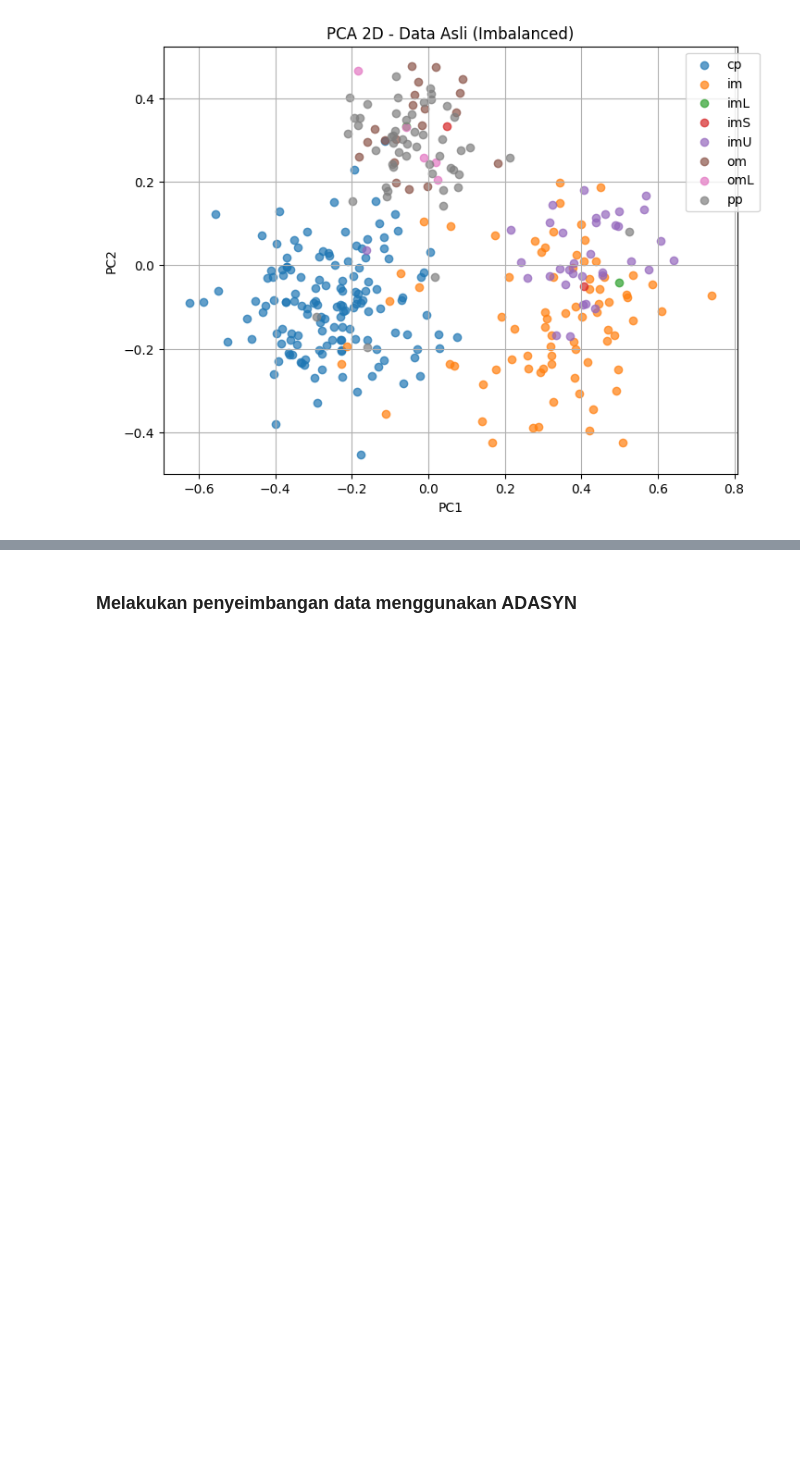
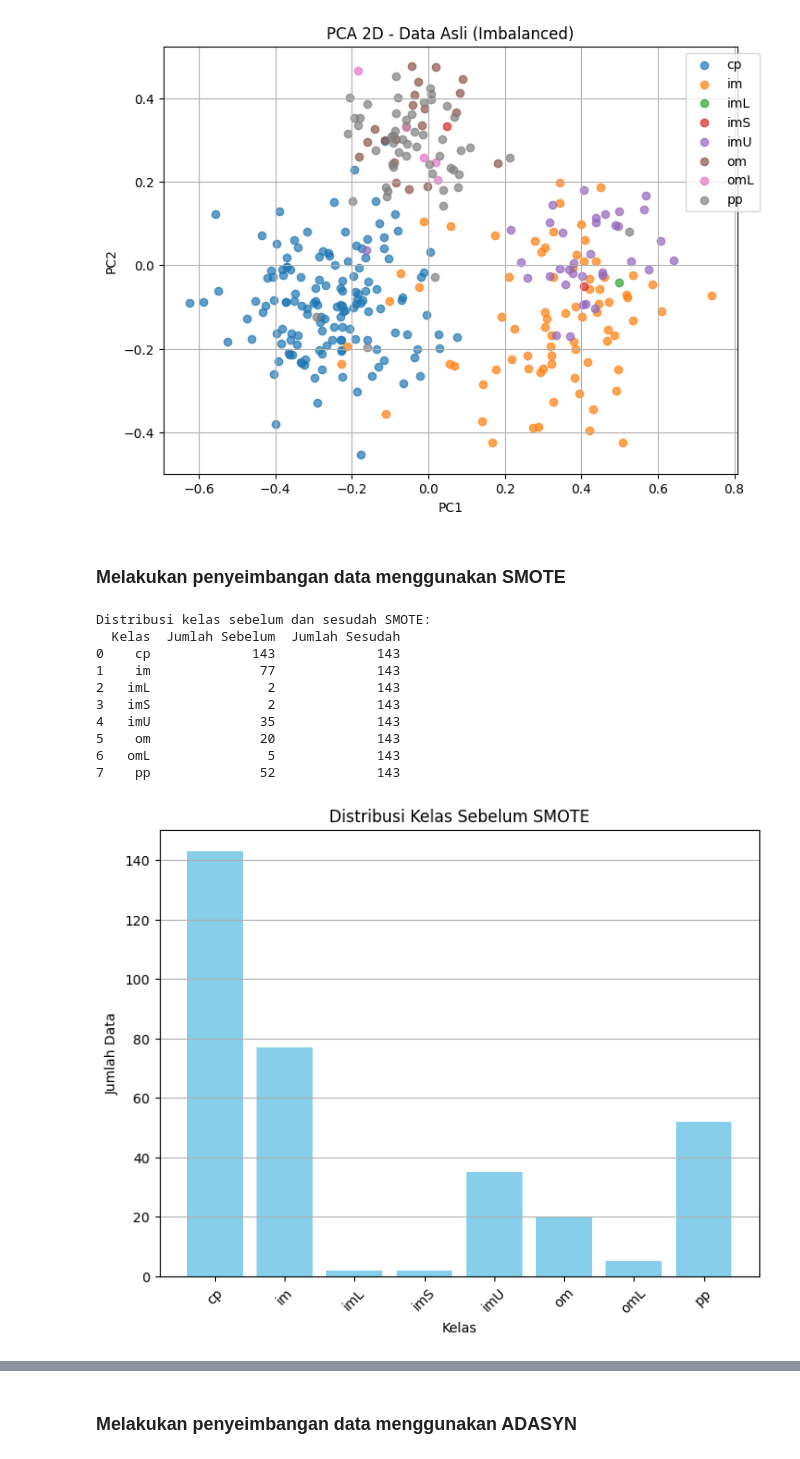
Before and after one commit to nadiatulkhoir30/PSD, a Jupyter notebook: _sources/ecoli2.ipynb, the cells around one changed output, grey strips where cells are left out. Saved outputs shown, nothing was run; the diff lists cells and outputs as text; code cells hidden in the pictures; blank space fills up the shorter version.

```diff
--- a/_sources/ecoli2.ipynb
+++ b/_sources/ecoli2.ipynb
@@ -122,3 +122,5 @@ plt.grid(True)
 plt.show()
 # %% [output]
 [figure]
+# %% [markdown]
+### Melakukan penyeimbangan data menggunakan SMOTE
@@ -124,0 +133,54 @@ plt.show()
+# %%
+from imblearn.over_sampling import SMOTE
+import numpy as np
+import pandas as pd
+import matplotlib.pyplot as plt
+
+# Oversampling dengan SMOTE
+smote = SMOTE(random_state=42, k_neighbors=1)
+X_smote, y_smote = smote.fit_resample(X, y_enc)
+
+# Data distribusi kelas
+classes_before, counts_before = np.unique(y_enc, return_counts=True)
+classes_after, counts_after = np.unique(y_smote, return_counts=True)
+
+df_compare = pd.DataFrame({
+    "Kelas": le.inverse_transform(classes_before),
+    "Jumlah Sebelum": counts_before,
+    "Jumlah Sesudah": counts_after
+})
+
+print("\nDistribusi kelas sebelum dan sesudah SMOTE:")
+print(df_compare)
+
+# Grafik 1: Sebelum SMOTE
+plt.figure(figsize=(8,6))
+plt.bar(df_compare["Kelas"], df_compare["Jumlah Sebelum"], color="skyblue")
+plt.title("Distribusi Kelas Sebelum SMOTE")
+plt.xlabel("Kelas")
+plt.ylabel("Jumlah Data")
+plt.xticks(rotation=45)
+plt.grid(axis="y")
+plt.show()
+
+# Grafik 2: Sesudah SMOTE
+plt.figure(figsize=(8,6))
+plt.bar(df_compare["Kelas"], df_compare["Jumlah Sesudah"], color="salmon")
+plt.title("Distribusi Kelas Sesudah SMOTE")
+plt.xlabel("Kelas")
+plt.ylabel("Jumlah Data")
+plt.xticks(rotation=45)
+plt.grid(axis="y")
+plt.show()
+# %% [output]
+Distribusi kelas sebelum dan sesudah SMOTE:
+  Kelas  Jumlah Sebelum  Jumlah Sesudah
+0    cp             143             143
+1    im              77             143
+2   imL               2             143
+3   imS               2             143
+4   imU              35             143
+5    om              20             143
+6   omL               5             143
+7    pp              52             143
+[figure, added]
```
Also changed, not shown: parts of 4 cells of this notebook, 33 other files.
